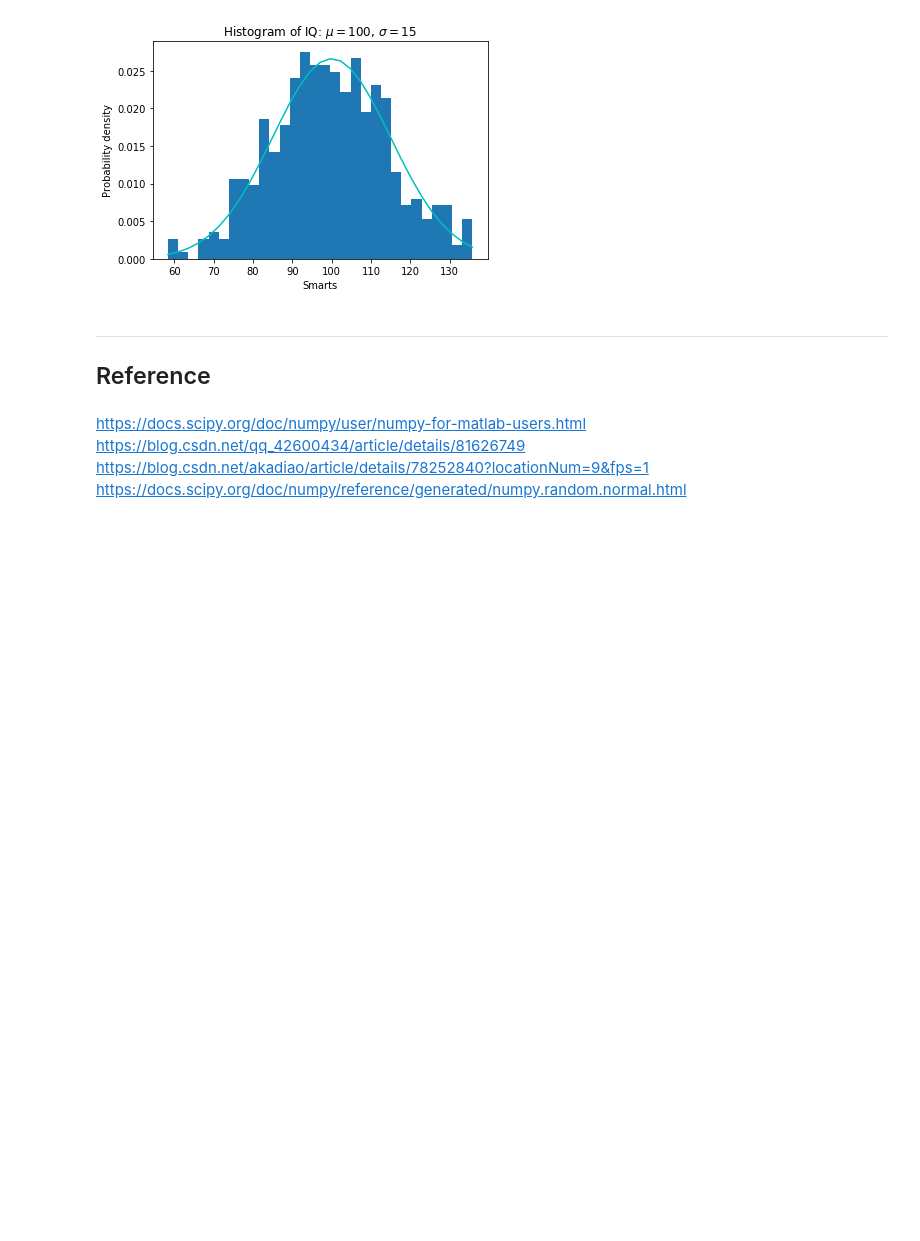
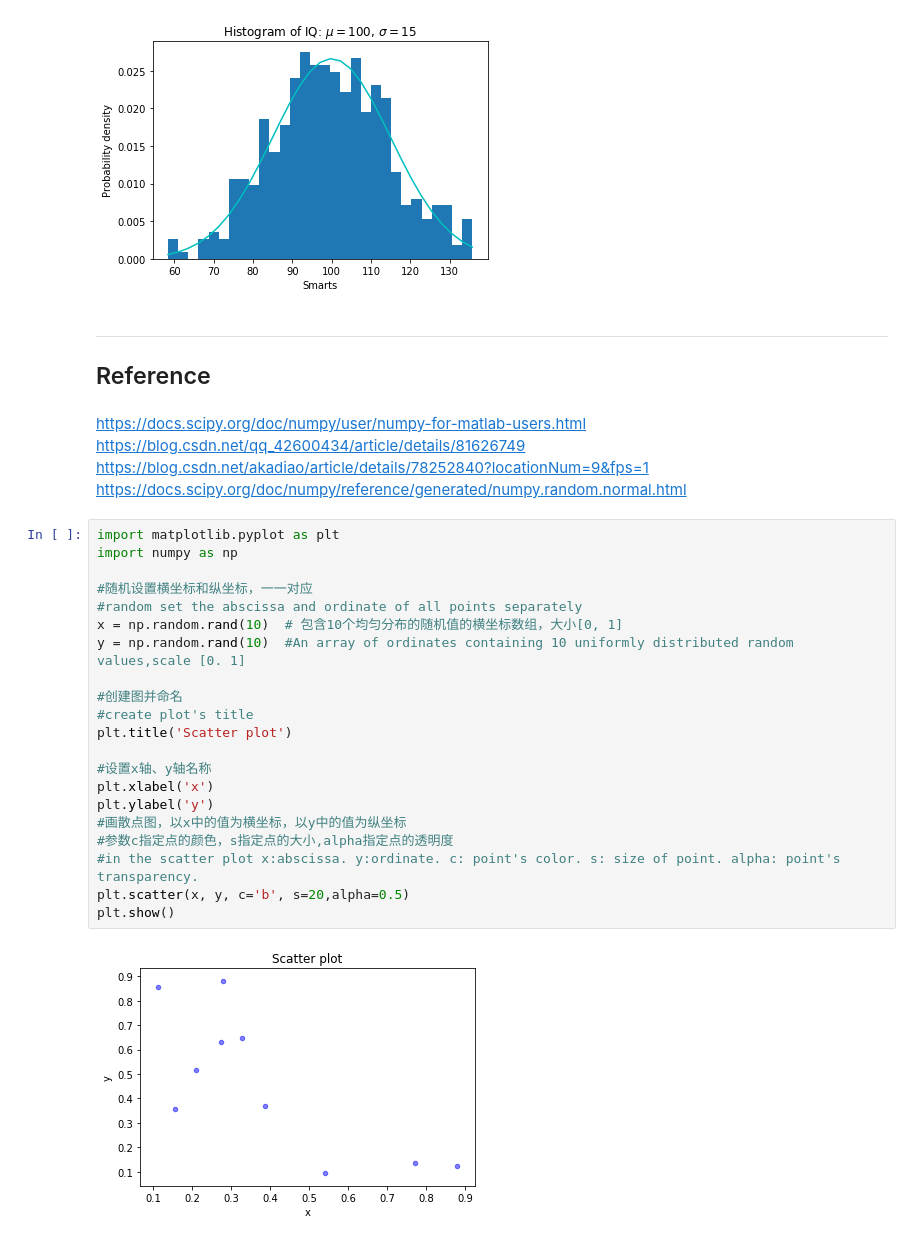
Before and after one commit to Tianle97/-Emerging-Thecnology-Project, a Jupyter notebook: numpy-random.ipynb, the cells around one changed output. Drawn from its saved outputs; the diff is of its cells as text; blank space fills up the shorter version.

Commit message:
add a scatter plot

```diff
--- a/numpy-random.ipynb
+++ b/numpy-random.ipynb
@@ -123,3 +179,26 @@ https://docs.scipy.org/doc/numpy/user/numpy-for-matlab-users.html
 https://blog.csdn.net/qq_42600434/article/details/81626749
 https://blog.csdn.net/akadiao/article/details/78252840?locationNum=9&fps=1
 https://docs.scipy.org/doc/numpy/reference/generated/numpy.random.normal.html
+# %%
+import matplotlib.pyplot as plt
+import numpy as np
+
+#随机设置横坐标和纵坐标，一一对应
+#random set the abscissa and ordinate of all points separately
+x = np.random.rand(10)  # 包含10个均匀分布的随机值的横坐标数组，大小[0, 1]
+y = np.random.rand(10)  #An array of ordinates containing 10 uniformly distributed random values,scale [0. 1]
+
+#创建图并命名
+#create plot's title
+plt.title('Scatter plot')
+
+#设置x轴、y轴名称
+plt.xlabel('x')
+plt.ylabel('y')
+#画散点图，以x中的值为横坐标，以y中的值为纵坐标
+#参数c指定点的颜色，s指定点的大小,alpha指定点的透明度
+#in the scatter plot x:abscissa. y:ordinate. c: point's color. s: size of point. alpha: point's transparency.
+plt.scatter(x, y, c='b', s=20,alpha=0.5)
+plt.show()
+# %% [output]
+[figure, added]
```
Also changed, not shown: parts of 10 cells of this notebook.
